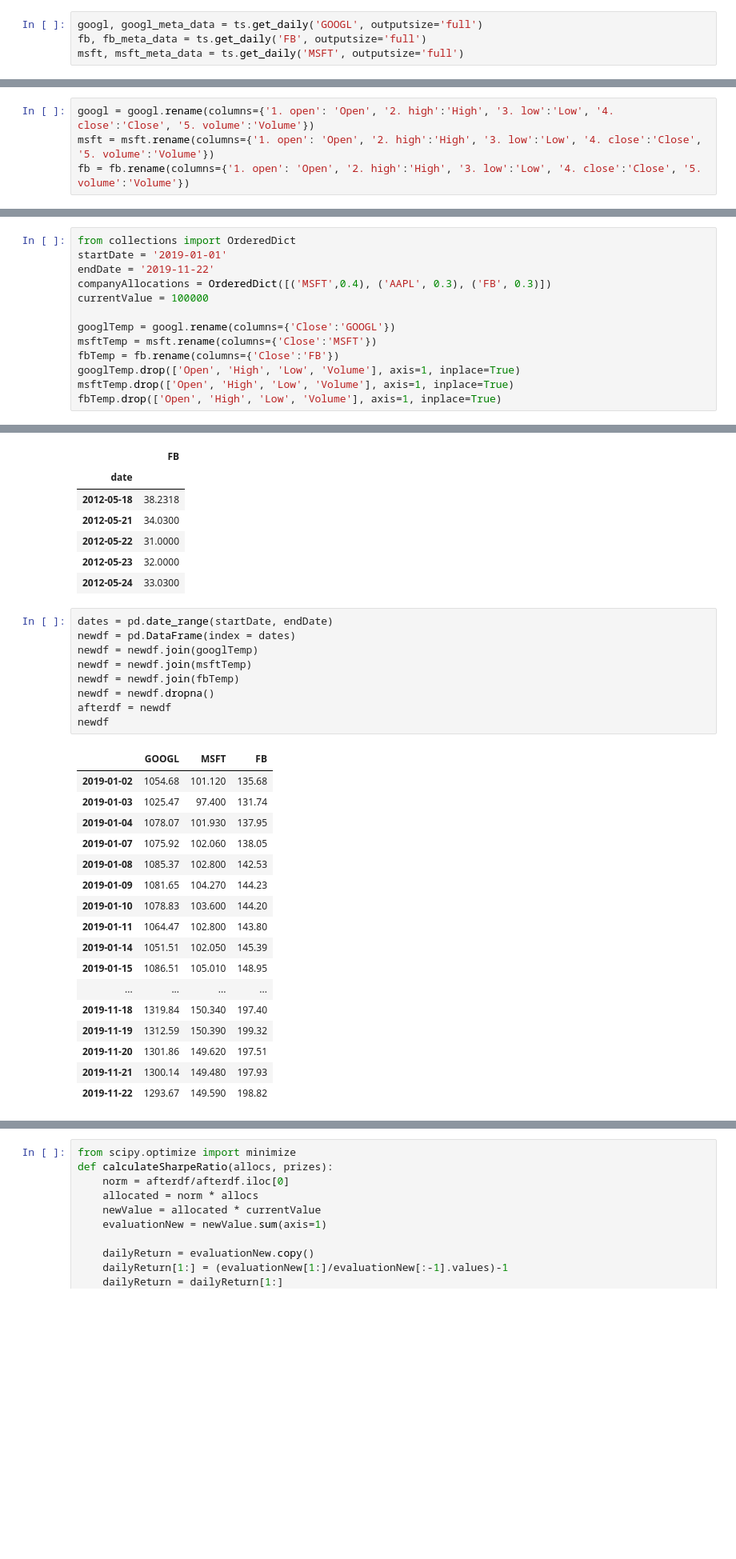
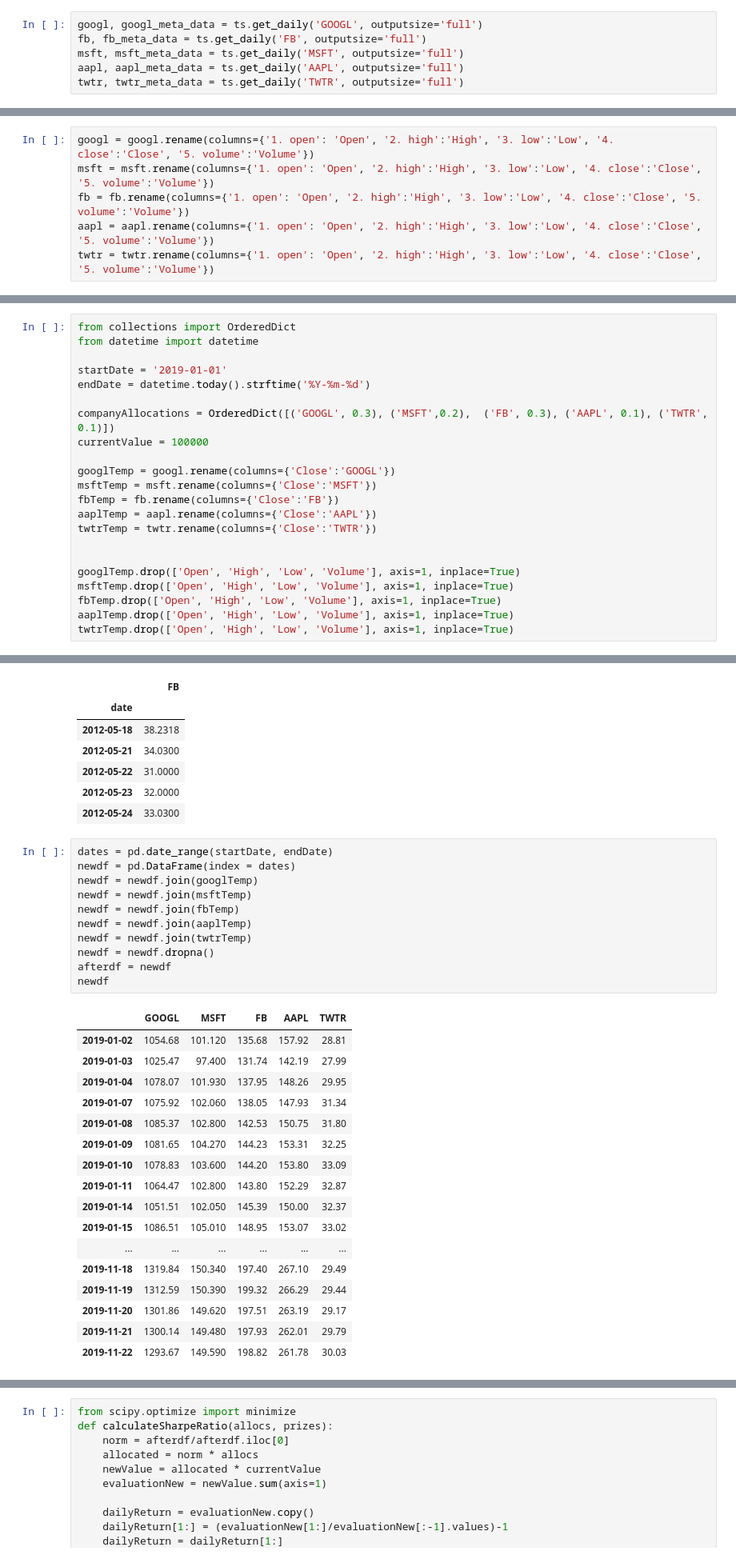
Before and after one commit to gaurangdavda/InvestoBot, a Jupyter notebook: Training/portfolio_optimization_using_alpha_vantage.ipynb, the cells around one changed output, grey strips where cells are left out. Shown at 80% size. Saved outputs shown, nothing was run; the diff lists cells and outputs as text; blank space fills up the shorter version.

Commit message:
Portfolio Optimization using Alpha Vantage API
For 5 stocks - Google, Microsoft, Facebook, Apple, Twitter

```diff
--- a/Training/portfolio_optimization_using_alpha_vantage.ipynb
+++ b/Training/portfolio_optimization_using_alpha_vantage.ipynb
@@ -14,6 +10,8 @@ ts = TimeSeries(key, output_format='pandas')
 googl, googl_meta_data = ts.get_daily('GOOGL', outputsize='full')
 fb, fb_meta_data = ts.get_daily('FB', outputsize='full')
 msft, msft_meta_data = ts.get_daily('MSFT', outputsize='full')
+aapl, aapl_meta_data = ts.get_daily('AAPL', outputsize='full')
+twtr, twtr_meta_data = ts.get_daily('TWTR', outputsize='full')
 # %%
 googl.head()
 # %% [output]
@@ -48,6 +66,8 @@ msft.head()
 googl = googl.rename(columns={'1. open': 'Open', '2. high':'High', '3. low':'Low', '4. close':'Close', '5. volume':'Volume'})
 msft = msft.rename(columns={'1. open': 'Open', '2. high':'High', '3. low':'Low', '4. close':'Close', '5. volume':'Volume'})
 fb = fb.rename(columns={'1. open': 'Open', '2. high':'High', '3. low':'Low', '4. close':'Close', '5. volume':'Volume'})
+aapl = aapl.rename(columns={'1. open': 'Open', '2. high':'High', '3. low':'Low', '4. close':'Close', '5. volume':'Volume'})
+twtr = twtr.rename(columns={'1. open': 'Open', '2. high':'High', '3. low':'Low', '4. close':'Close', '5. volume':'Volume'})
 # %%
 googl.info()
 # %% [output]
@@ -87,16 +127,25 @@ msft.head()
 # %%
 from collections import OrderedDict
+from datetime import datetime
+
 startDate = '2019-01-01'
-endDate = '2019-11-22'
-companyAllocations = OrderedDict([('MSFT',0.4), ('AAPL', 0.3), ('FB', 0.3)])
+endDate = datetime.today().strftime('%Y-%m-%d')
+
+companyAllocations = OrderedDict([('GOOGL', 0.3), ('MSFT',0.2),  ('FB', 0.3), ('AAPL', 0.1), ('TWTR', 0.1)])
 currentValue = 100000
 
 googlTemp = googl.rename(columns={'Close':'GOOGL'})
 msftTemp = msft.rename(columns={'Close':'MSFT'})
 fbTemp = fb.rename(columns={'Close':'FB'})
+aaplTemp = aapl.rename(columns={'Close':'AAPL'})
+twtrTemp = twtr.rename(columns={'Close':'TWTR'})
+
+
 googlTemp.drop(['Open', 'High', 'Low', 'Volume'], axis=1, inplace=True)
 msftTemp.drop(['Open', 'High', 'Low', 'Volume'], axis=1, inplace=True)
 fbTemp.drop(['Open', 'High', 'Low', 'Volume'], axis=1, inplace=True)
+aaplTemp.drop(['Open', 'High', 'Low', 'Volume'], axis=1, inplace=True)
+twtrTemp.drop(['Open', 'High', 'Low', 'Volume'], axis=1, inplace=True)
 # %%
 googlTemp.head()
 # %% [output]
@@ -120,27 +169,29 @@ fbTemp.head()
 # %%
 dates = pd.date_range(startDate, endDate)
 newdf = pd.DataFrame(index = dates)
 newdf = newdf.join(googlTemp)
 newdf = newdf.join(msftTemp)
 newdf = newdf.join(fbTemp)
+newdf = newdf.join(aaplTemp)
+newdf = newdf.join(twtrTemp)
 newdf = newdf.dropna()
 afterdf = newdf
 newdf
 # %% [output]
-|  | GOOGL | MSFT | FB |
-| 2019-01-02 | 1054.68 | 101.120 | 135.68 |
-| 2019-01-03 | 1025.47 | 97.400 | 131.74 |
-| 2019-01-04 | 1078.07 | 101.930 | 137.95 |
-| 2019-01-07 | 1075.92 | 102.060 | 138.05 |
-| 2019-01-08 | 1085.37 | 102.800 | 142.53 |
-| 2019-01-09 | 1081.65 | 104.270 | 144.23 |
-| 2019-01-10 | 1078.83 | 103.600 | 144.20 |
-| 2019-01-11 | 1064.47 | 102.800 | 143.80 |
-| 2019-01-14 | 1051.51 | 102.050 | 145.39 |
-| 2019-01-15 | 1086.51 | 105.010 | 148.95 |
-| ... | ... | ... | ... |
-| 2019-11-18 | 1319.84 | 150.340 | 197.40 |
-| 2019-11-19 | 1312.59 | 150.390 | 199.32 |
-| 2019-11-20 | 1301.86 | 149.620 | 197.51 |
-| 2019-11-21 | 1300.14 | 149.480 | 197.93 |
-| 2019-11-22 | 1293.67 | 149.590 | 198.82 |
+|  | GOOGL | MSFT | FB | AAPL | TWTR |
+| 2019-01-02 | 1054.68 | 101.120 | 135.68 | 157.92 | 28.81 |
+| 2019-01-03 | 1025.47 | 97.400 | 131.74 | 142.19 | 27.99 |
+| 2019-01-04 | 1078.07 | 101.930 | 137.95 | 148.26 | 29.95 |
+| 2019-01-07 | 1075.92 | 102.060 | 138.05 | 147.93 | 31.34 |
+| 2019-01-08 | 1085.37 | 102.800 | 142.53 | 150.75 | 31.80 |
+| 2019-01-09 | 1081.65 | 104.270 | 144.23 | 153.31 | 32.25 |
+| 2019-01-10 | 1078.83 | 103.600 | 144.20 | 153.80 | 33.09 |
+| 2019-01-11 | 1064.47 | 102.800 | 143.80 | 152.29 | 32.87 |
+| 2019-01-14 | 1051.51 | 102.050 | 145.39 | 150.00 | 32.37 |
+| 2019-01-15 | 1086.51 | 105.010 | 148.95 | 153.07 | 33.02 |
+| ... | ... | ... | ... | ... | ... |
+| 2019-11-18 | 1319.84 | 150.340 | 197.40 | 267.10 | 29.49 |
+| 2019-11-19 | 1312.59 | 150.390 | 199.32 | 266.29 | 29.44 |
+| 2019-11-20 | 1301.86 | 149.620 | 197.51 | 263.19 | 29.17 |
+| 2019-11-21 | 1300.14 | 149.480 | 197.93 | 262.01 | 29.79 |
+| 2019-11-22 | 1293.67 | 149.590 | 198.82 | 261.78 | 30.03 |
```
Also changed, not shown: parts of 12 cells of this notebook.
